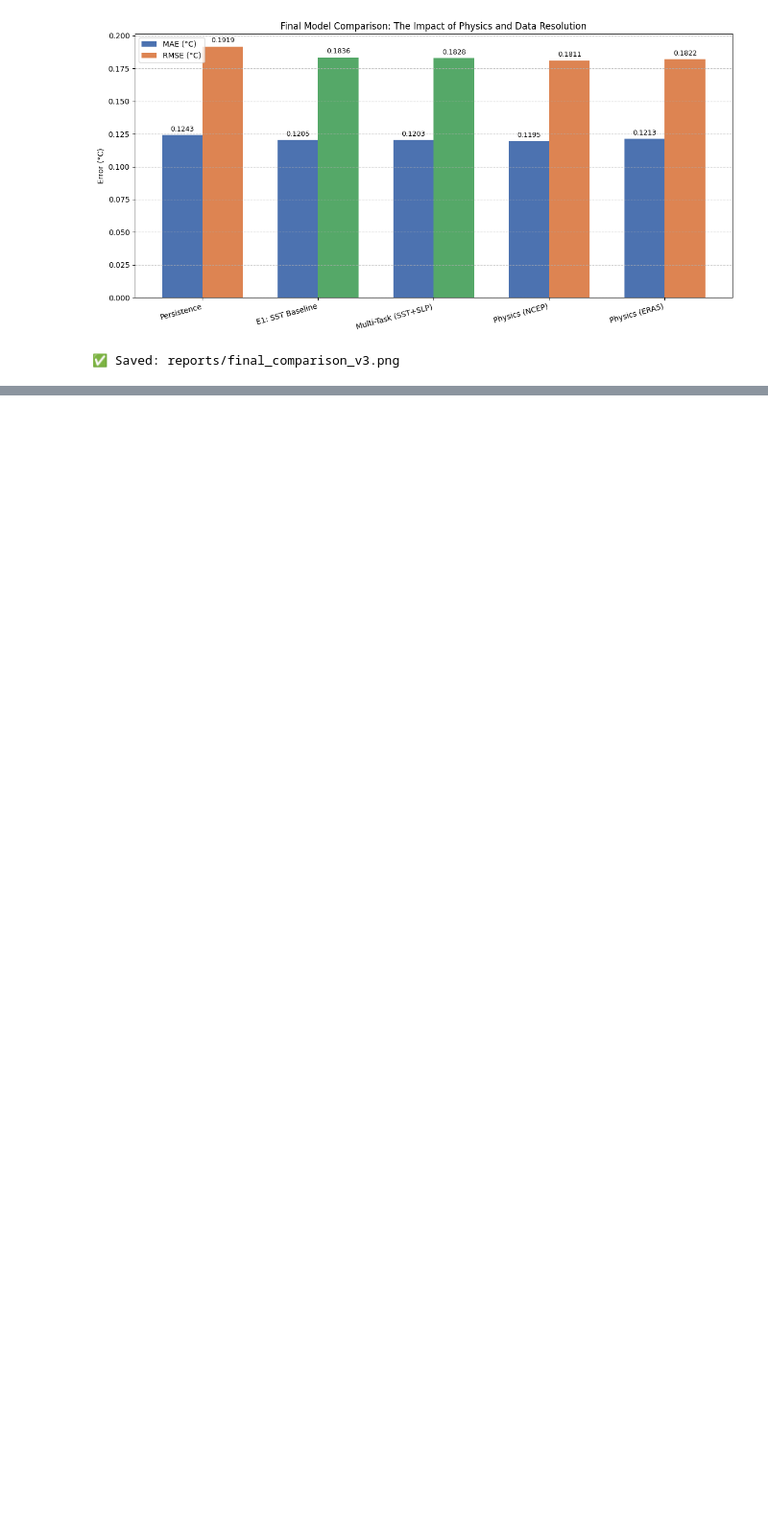
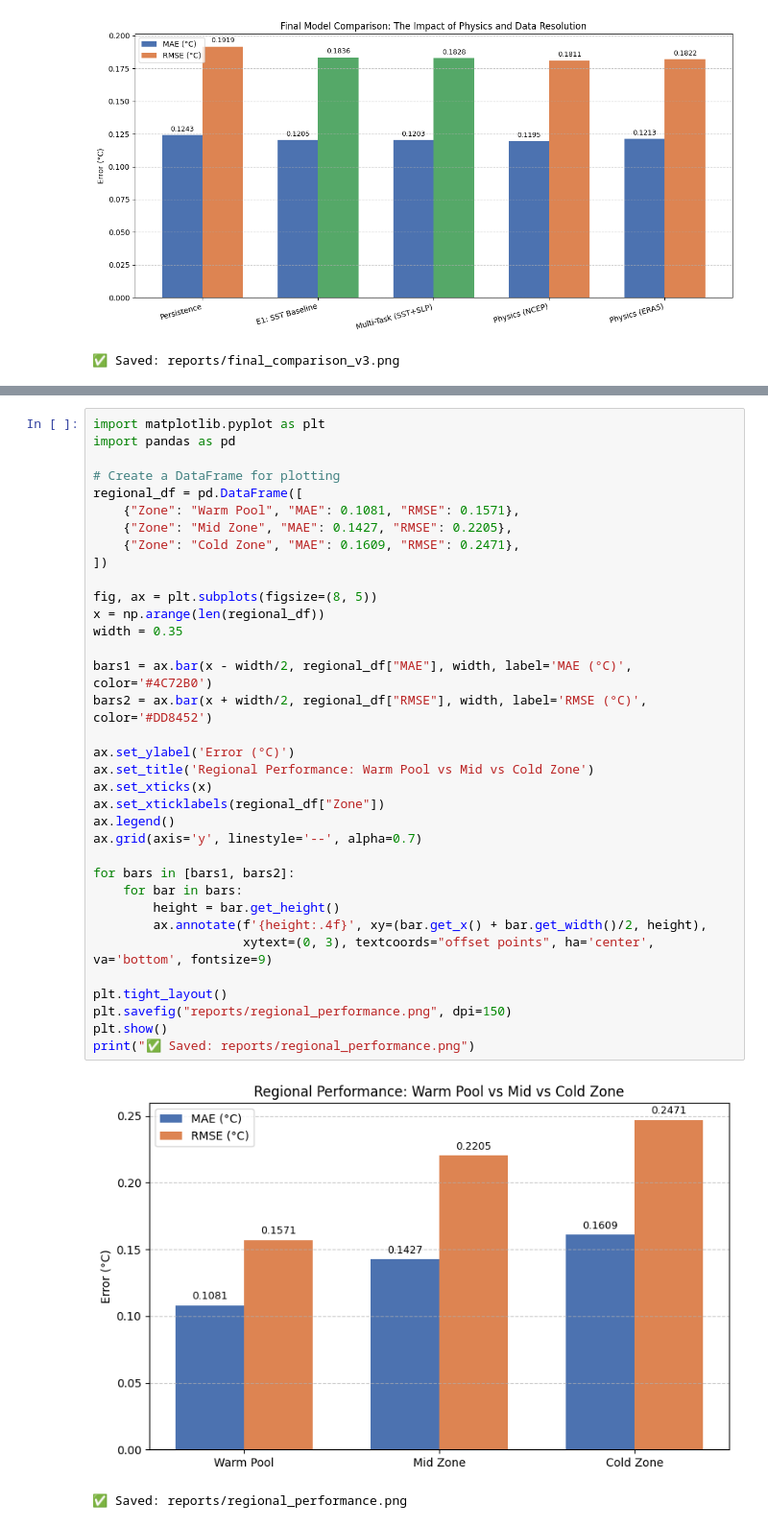
Before and after one commit to kingkingky/ocean-forecasting, a Jupyter notebook: notebooks/01_data_exploration.ipynb, the cells around one changed output, grey strips where cells are left out. Shown at 96% size. Saved outputs shown, nothing was run; the diff lists cells and outputs as text; blank space fills up the shorter version.

Commit message:
feat(v4.0): Add regional analysis for Warm Pool and Cold Zone

```diff
--- a/notebooks/01_data_exploration.ipynb
+++ b/notebooks/01_data_exploration.ipynb
@@ -1347,0 +1566,38 @@ print("✅ Saved: reports/final_comparison_v3.png")
+# %%
+import matplotlib.pyplot as plt
+import pandas as pd
+
+# Create a DataFrame for plotting
+regional_df = pd.DataFrame([
+    {"Zone": "Warm Pool", "MAE": 0.1081, "RMSE": 0.1571},
+    {"Zone": "Mid Zone", "MAE": 0.1427, "RMSE": 0.2205},
+    {"Zone": "Cold Zone", "MAE": 0.1609, "RMSE": 0.2471},
+])
+
+fig, ax = plt.subplots(figsize=(8, 5))
+x = np.arange(len(regional_df))
+width = 0.35
+
+bars1 = ax.bar(x - width/2, regional_df["MAE"], width, label='MAE (°C)', color='#4C72B0')
+bars2 = ax.bar(x + width/2, regional_df["RMSE"], width, label='RMSE (°C)', color='#DD8452')
+
+ax.set_ylabel('Error (°C)')
+ax.set_title('Regional Performance: Warm Pool vs Mid vs Cold Zone')
+ax.set_xticks(x)
+ax.set_xticklabels(regional_df["Zone"])
+ax.legend()
+ax.grid(axis='y', linestyle='--', alpha=0.7)
+
+for bars in [bars1, bars2]:
+    for bar in bars:
+        height = bar.get_height()
+        ax.annotate(f'{height:.4f}', xy=(bar.get_x() + bar.get_width()/2, height),
+                    xytext=(0, 3), textcoords="offset points", ha='center', va='bottom', fontsize=9)
+
+plt.tight_layout()
+plt.savefig("reports/regional_performance.png", dpi=150)
+plt.show()
+print("✅ Saved: reports/regional_performance.png")
+# %% [output]
+[figure, added]
+✅ Saved: reports/regional_performance.png
```
Also changed, not shown: parts of 1 cell of this notebook, 3 other files.
